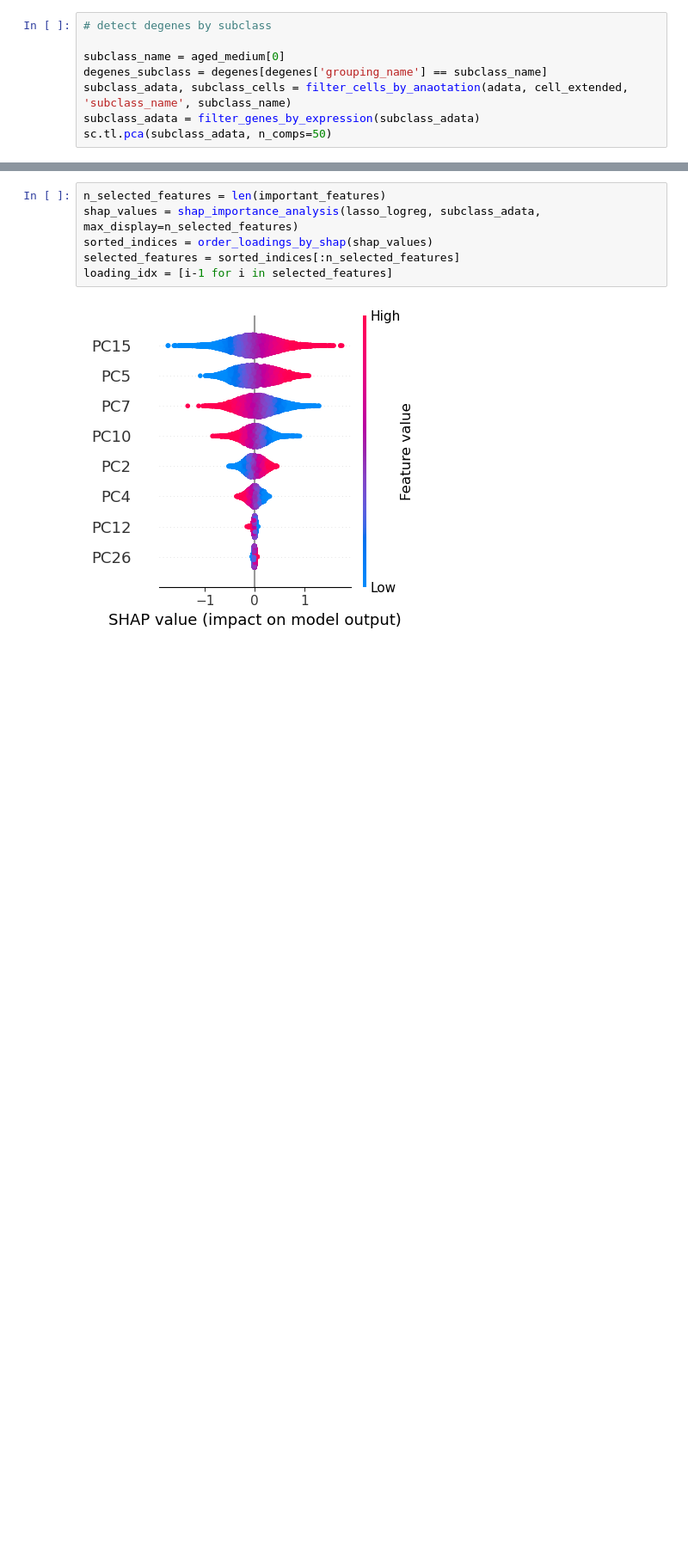
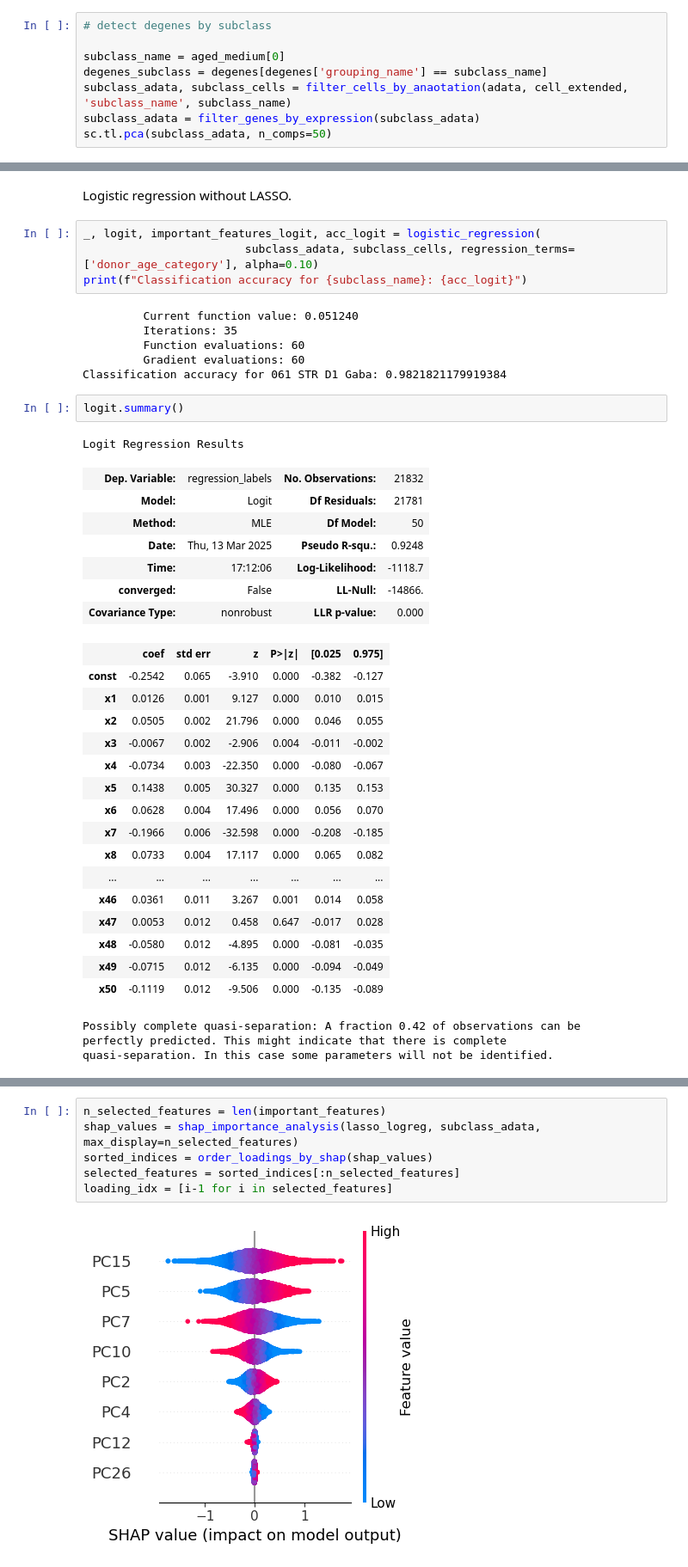
Before and after one commit to pc-Jiang/scrna-analysis, a Jupyter notebook: age_related_genes_analysis.ipynb, the cells around one changed output, grey strips where cells are left out. Shown: that part at 86% size. Saved outputs shown, nothing was run; the diff lists cells and outputs as text; blank space fills up the shorter version.

```diff
--- a/age_related_genes_analysis.ipynb
+++ b/age_related_genes_analysis.ipynb
@@ -179,0 +247,42 @@ sc.tl.pca(subclass_adata, n_comps=50)
+# %% [markdown]
+Logistic regression without LASSO.
+# %%
+_, logit, important_features_logit, acc_logit = logistic_regression(
+                        subclass_adata, subclass_cells, regression_terms=['donor_age_category'], alpha=0.10)
+print(f"Classification accuracy for {subclass_name}: {acc_logit}")
+# %% [output]
+         Current function value: 0.051240
+         Iterations: 35
+         Function evaluations: 60
+         Gradient evaluations: 60
+Classification accuracy for 061 STR D1 Gaba: 0.9821821179919384
+# %%
+logit.summary()
+# %% [output]
+Logit Regression Results
+| Dep. Variable: | regression_labels | No. Observations: | 21832 |
+| Model: | Logit | Df Residuals: | 21781 |
+| Method: | MLE | Df Model: | 50 |
+| Date: | Thu, 13 Mar 2025 | Pseudo R-squ.: | 0.9248 |
+| Time: | 17:12:06 | Log-Likelihood: | -1118.7 |
+| converged: | False | LL-Null: | -14866. |
+| Covariance Type: | nonrobust | LLR p-value: | 0.000 |
+|  | coef | std err | z | P>|z| | [0.025 | 0.975] |
+| const | -0.2542 | 0.065 | -3.910 | 0.000 | -0.382 | -0.127 |
+| x1 | 0.0126 | 0.001 | 9.127 | 0.000 | 0.010 | 0.015 |
+| x2 | 0.0505 | 0.002 | 21.796 | 0.000 | 0.046 | 0.055 |
+| x3 | -0.0067 | 0.002 | -2.906 | 0.004 | -0.011 | -0.002 |
+| x4 | -0.0734 | 0.003 | -22.350 | 0.000 | -0.080 | -0.067 |
+| x5 | 0.1438 | 0.005 | 30.327 | 0.000 | 0.135 | 0.153 |
+| x6 | 0.0628 | 0.004 | 17.496 | 0.000 | 0.056 | 0.070 |
+| x7 | -0.1966 | 0.006 | -32.598 | 0.000 | -0.208 | -0.185 |
+| x8 | 0.0733 | 0.004 | 17.117 | 0.000 | 0.065 | 0.082 |
+| ... | ... | ... | ... | ... | ... | ... |
+| x46 | 0.0361 | 0.011 | 3.267 | 0.001 | 0.014 | 0.058 |
+| x47 | 0.0053 | 0.012 | 0.458 | 0.647 | -0.017 | 0.028 |
+| x48 | -0.0580 | 0.012 | -4.895 | 0.000 | -0.081 | -0.035 |
+| x49 | -0.0715 | 0.012 | -6.135 | 0.000 | -0.094 | -0.049 |
+| x50 | -0.1119 | 0.012 | -9.506 | 0.000 | -0.135 | -0.089 |
+Possibly complete quasi-separation: A fraction 0.42 of observations can be
+perfectly predicted. This might indicate that there is complete
+quasi-separation. In this case some parameters will not be identified.
```
Also changed, not shown: parts of 34 cells of this notebook, 2 other files.
